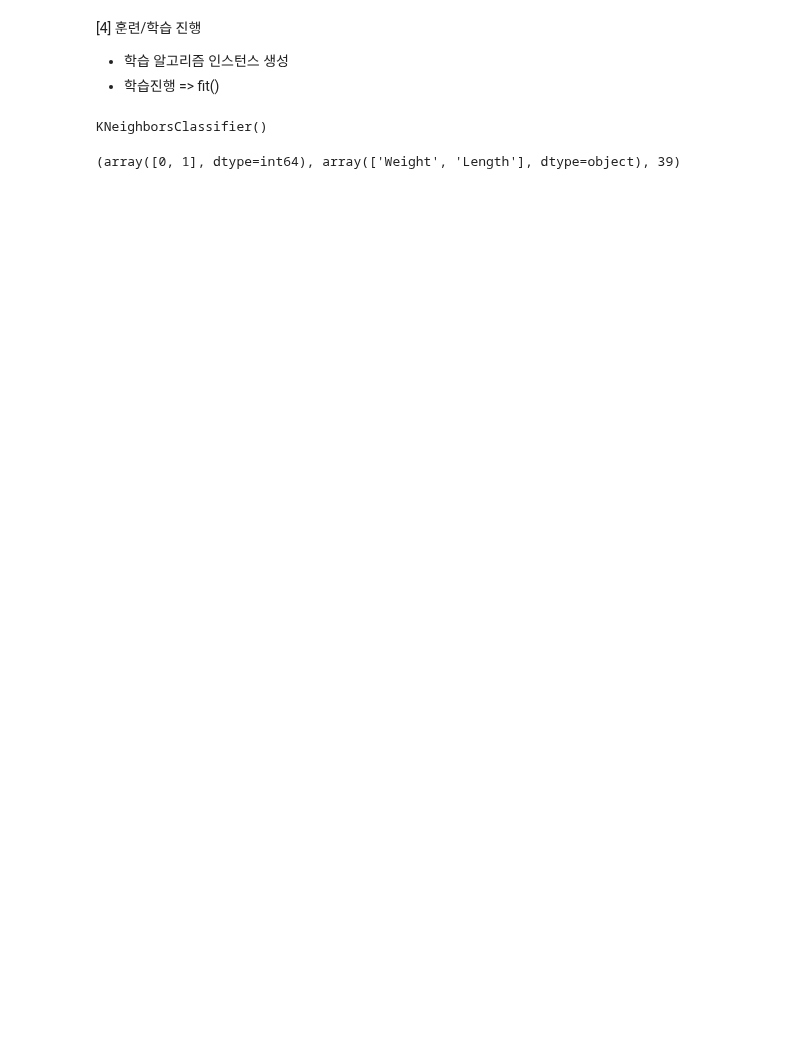
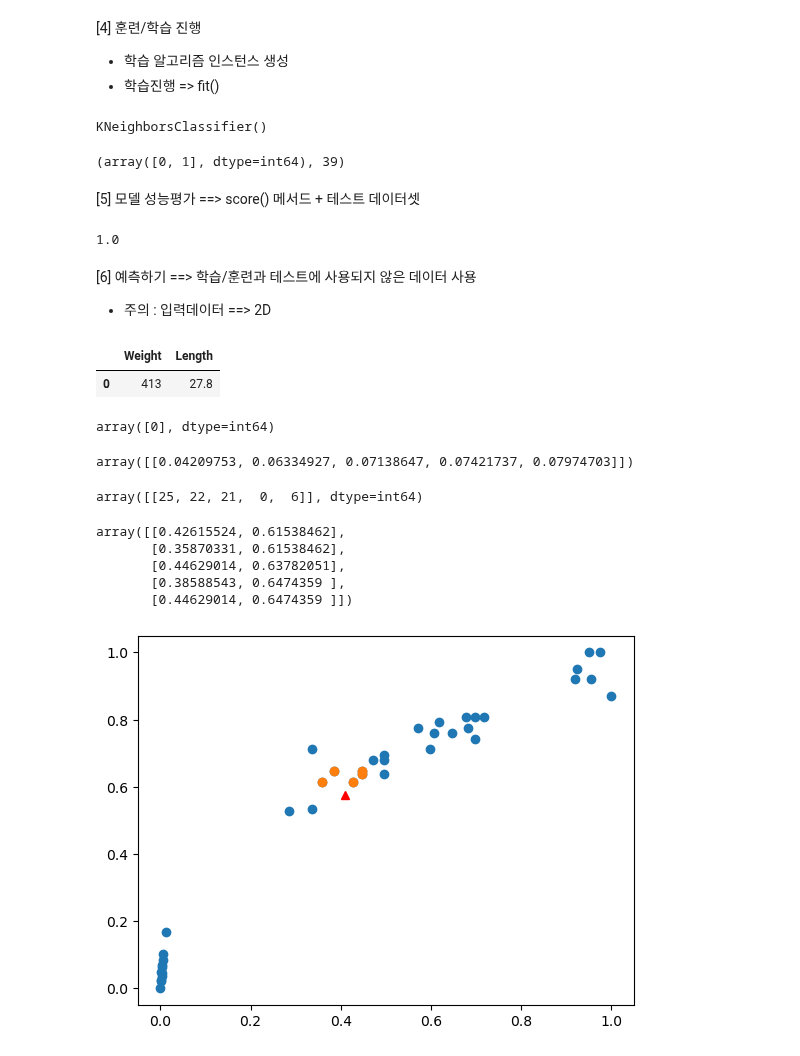
Before and after one commit to angelless00/KDT, a Jupyter notebook: 수업/머신러닝/DAY01/find_fish_03.ipynb, the cells around one changed output. Drawn from its saved outputs; the diff is of its cells as text; code cells hidden in the pictures; blank space fills up the shorter version.

```diff
--- a/수업/머신러닝/DAY01/find_fish_03.ipynb
+++ b/수업/머신러닝/DAY01/find_fish_03.ipynb
@@ -100,6 +131,65 @@ model.fit(X_train,Y_train)
 KNeighborsClassifier()
 # %%
 # 학습후 모델 파라미터 확인
-model.classes_,model.feature_names_in_,model.n_samples_fit_
+model.classes_,model.n_samples_fit_
 # %% [output]
-(array([0, 1], dtype=int64), array(['Weight', 'Length'], dtype=object), 39)
+(array([0, 1], dtype=int64), 39)
+# %% [markdown]
+[5] 모델 성능평가 ==> score() 메서드 + 테스트 데이터셋
+# %%
+model.score(X_test_scaled,Y_test)
+# %% [output]
+1.0
+# %% [markdown]
+[6] 예측하기 ==> 학습/훈련과 테스트에 사용되지 않은 데이터 사용
+- 주의 : 입력데이터 ==> 2D
+# %%
+new_data=pd.DataFrame([[413,27.8]],columns=['Weight','Length'])
+new_data
+# %% [output]
+|  | Weight | Length |
+| 0 | 413 | 27.8 |
+# %%
+new_data_scaled=mnScaler.transform(new_data)
+# %%
+# 임의의 새로운 데이터의 예측
+model.predict(new_data_scaled)
+# %% [output]
+array([0], dtype=int64)
+# %%
+### 최 근접한 k개 데이터 찾기
+### defalut: n_neighbors =5
+distance,index=model.kneighbors(new_data_scaled)
+# %%
+distance
+# %% [output]
+array([[0.04209753, 0.06334927, 0.07138647, 0.07421737, 0.07974703]])
+# %%
+index
+# %% [output]
+array([[25, 22, 21,  0,  6]], dtype=int64)
+# %%
+# 1차원으로 줄인뒤 리스트화
+idx=index.reshape(-1).tolist()
+# %%
+X_train_scaled[idx]
+# %% [output]
+array([[0.42615524, 0.61538462],
+       [0.35870331, 0.61538462],
+       [0.44629014, 0.63782051],
+       [0.38588543, 0.6474359 ],
+       [0.44629014, 0.6474359 ]])
+# %%
+k_weight=X_train_scaled[idx][:,0]
+k_length=X_train_scaled[idx][:,1]
+# %%
+## 시각화로 확인
+# 도미(Bream), 빙어(Smelt)에 대한 시각화
+#plt.scatter(twoDF[twoDF['Species']=='Bream']['Weight'],twoDF[twoDF['Species']=='Bream']['Length'])
+#plt.scatter(twoDF[twoDF['Species']=='Smelt']['Weight'],twoDF[twoDF['Species']=='Smelt']['Length'])
+plt.scatter(X_train_scaled[:,0],X_train_scaled[:,1])
+plt.plot(new_data_scaled[0,0],new_data_scaled[0,1],'r^')
+plt.scatter(k_weight,k_length)
+plt.show()
+# %% [output]
+[figure, added]
```
Also changed, not shown: parts of 8 cells of this notebook, 1 other file.
